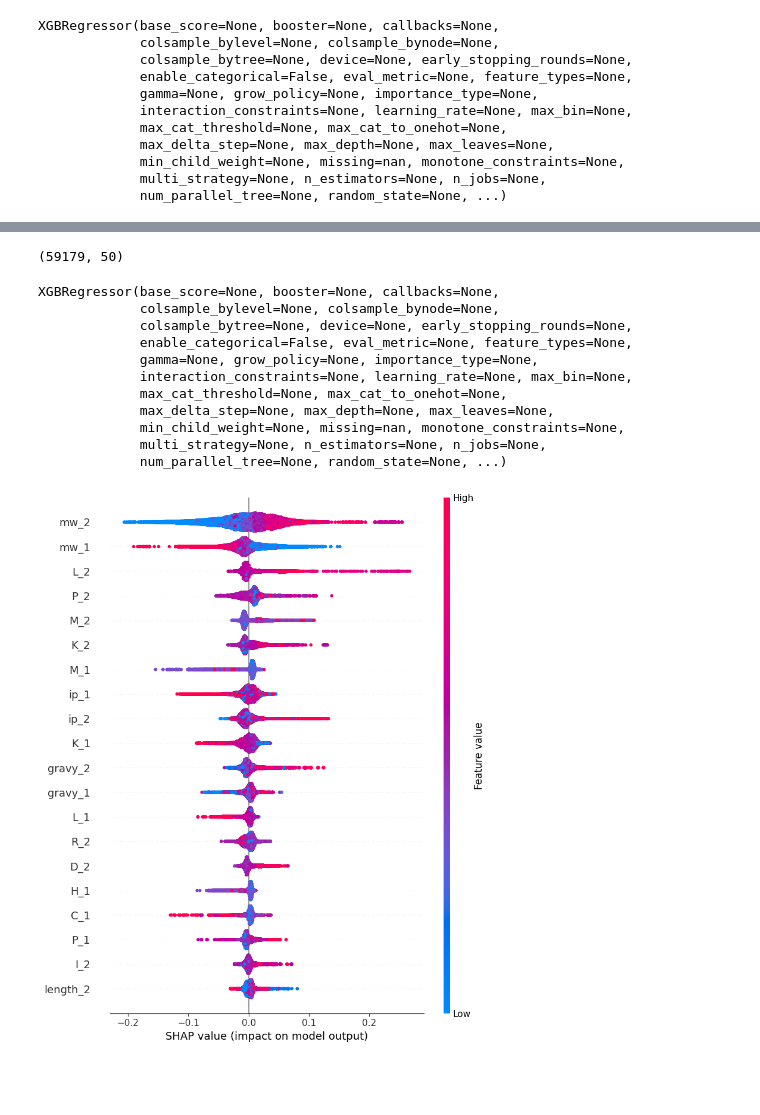
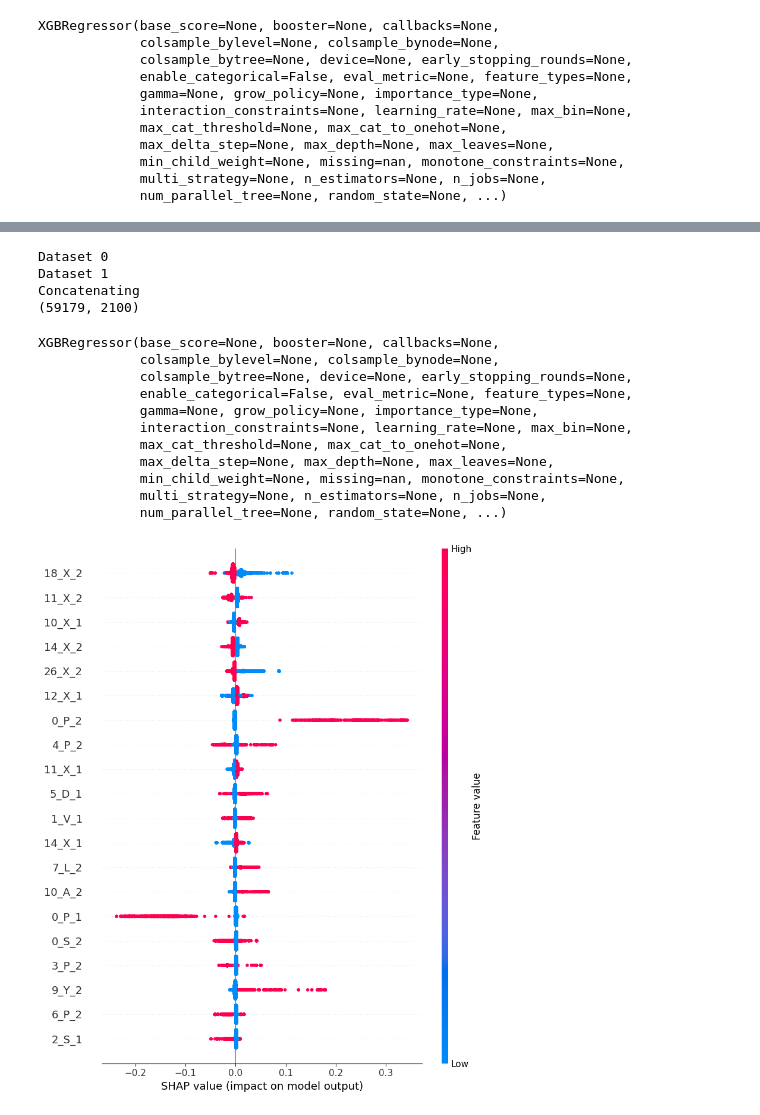
Before and after one commit to ErikHartman/peptide-flyability, a Jupyter notebook: idea.ipynb, the cells around one changed output, grey strips where cells are left out. Drawn from its saved outputs; the diff is of its cells as text; code cells hidden in the pictures; blank space fills up the shorter version.

```diff
--- a/idea.ipynb
+++ b/idea.ipynb
@@ -1,8 +1,8 @@
 # %%
 import pandas as pd
-import numpy as np
-from generate_data import preprocess
+from generate_data_v2 import FeatureGenerator
 
 data = pd.read_csv("data/de_matrix.tsv", sep="\t")
 design = pd.read_csv("data/de_design_matrix.tsv", sep="\t")
-data, design = preprocess(data, design)
+fg = FeatureGenerator(remove_unimod=False)
+fg.add_dataset(data, design)
@@ -64,25 +52,21 @@ shap.summary_plot(explanation)
 # %%
+from sklearn.preprocessing import StandardScaler
+
 data_sepsis = pd.read_csv("data/data_sepsis.tsv", sep="\t")
 design_sepsis = pd.read_csv("data/design_sepsis.tsv", sep="\t")
-data_sepsis, design_sepsis = preprocess(data_sepsis, design_sepsis)
+fg.add_dataset(data_sepsis, design_sepsis)
 
-X_sepsis, y_sepsis = generate_pair_matrix(data_sepsis, design_sepsis)
+X, y = fg.generate_pair_matrix()
 
-X_all = pd.concat([X_sepsis, X_spike])
-y_all = pd.concat([y_sepsis, y_spike])
-
-scaler = StandardScaler()
-
-scaled_X = scaler.fit_transform(X_all)
-
-X_all = pd.DataFrame(X_all, index=X_all.index, columns=X_all.columns)
-
-print(X_all.shape)
+print(X.shape)
 
 reg = XGBRegressor()
-reg.fit(X_all, y_all.values)
+reg.fit(X, y.values)
 # %% [output]
-(59179, 50)
+Dataset 0
+Dataset 1
+Concatenating
+(59179, 2100)
 XGBRegressor(base_score=None, booster=None, callbacks=None,
              colsample_bylevel=None, colsample_bynode=None,
              colsample_bytree=None, device=None, early_stopping_rounds=None,
@@ -96,8 +80,8 @@ XGBRegressor(base_score=None, booster=None, callbacks=None,
              num_parallel_tree=None, random_state=None, ...)
 # %%
 explainer = shap.TreeExplainer(reg)
-explanation = explainer(X_all)
+explanation = explainer(X)
 
 shap.summary_plot(explanation)
 # %% [output]
-[figure, old version]
+[figure, new version]
```
Also changed, not shown: parts of 10 cells of this notebook, 1 other file.
